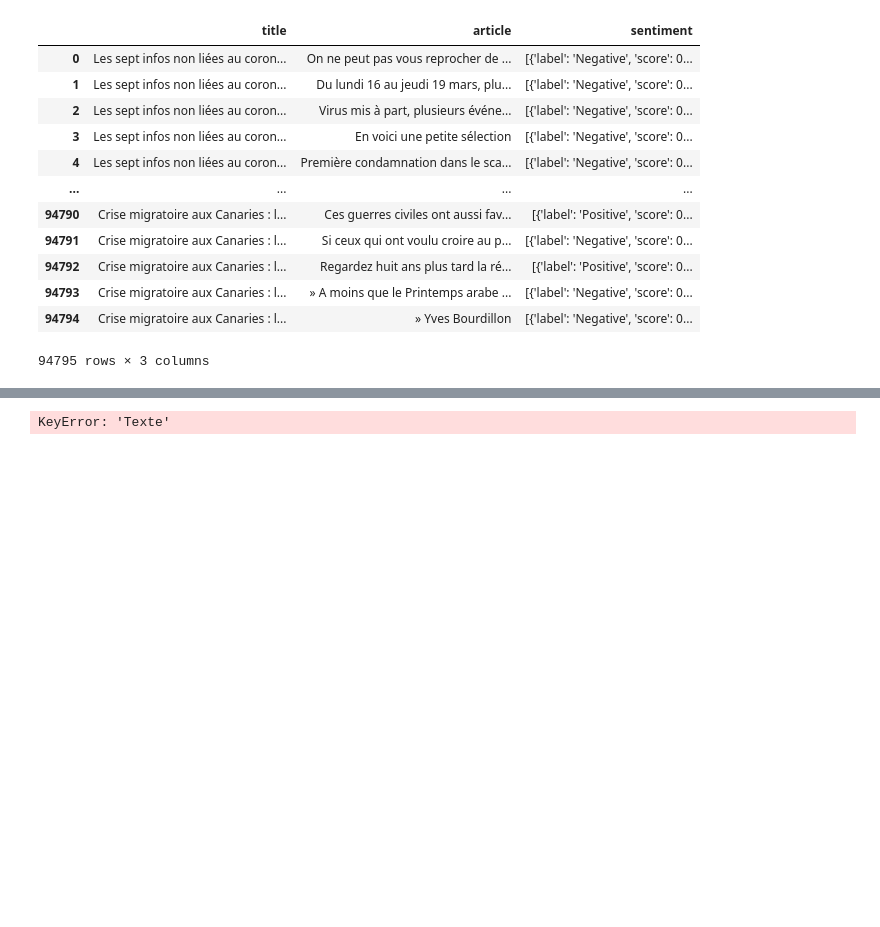
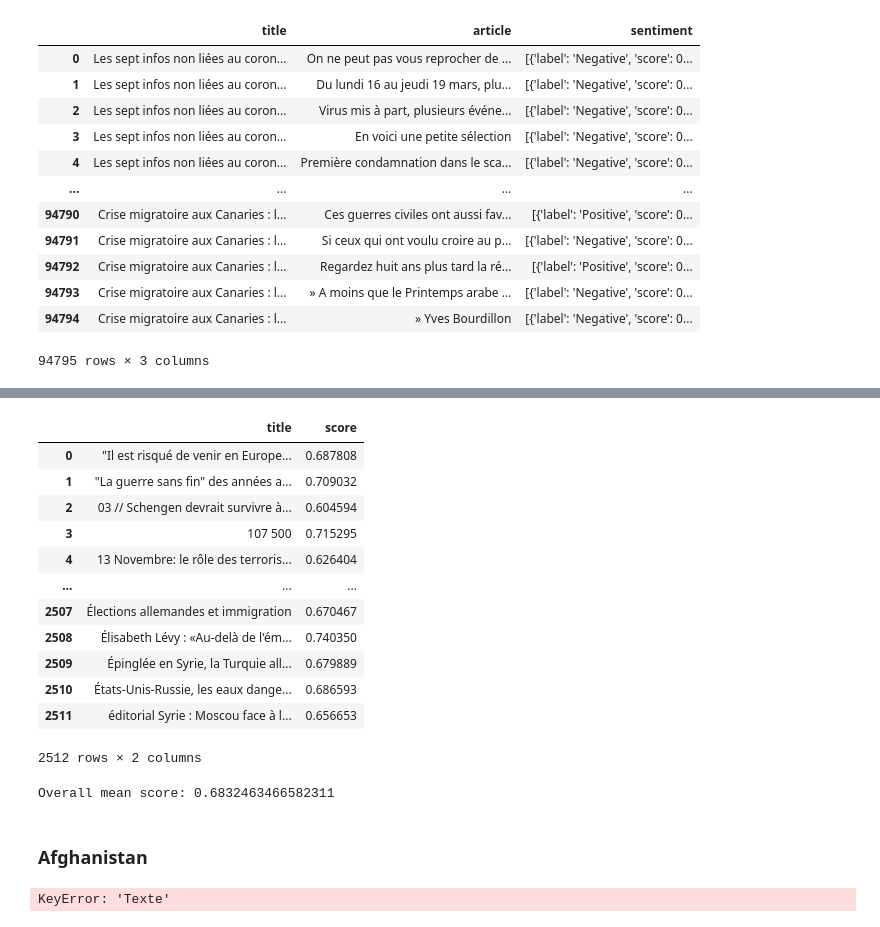
Before and after one commit to cmllbll/Projet_DSSS_2023, a Jupyter notebook: Sentiment Analysis.ipynb, the cells around one changed output, grey strips where cells are left out. Saved outputs shown, nothing was run; the diff lists cells and outputs as text; code cells hidden in the pictures; blank space fills up the shorter version.

```diff
--- a/Sentiment Analysis.ipynb
+++ b/Sentiment Analysis.ipynb
@@ -179,3 +185,27 @@ sentiment_df['sentiment'] [1]
+# %%
+mean_scores = sentiment_df_syrie.groupby('title')['score'].mean().reset_index()
+mean_scores
+# %% [output]
+|  | title | score |
+| 0 | "Il est risqué de venir en Europe... | 0.687808 |
+| 1 | "La guerre sans fin" des années a... | 0.709032 |
+| 2 | 03 // Schengen devrait survivre à... | 0.604594 |
+| 3 | 107 500 | 0.715295 |
+| 4 | 13 Novembre: le rôle des terroris... | 0.626404 |
+| ... | ... | ... |
+| 2507 | Élections allemandes et immigration | 0.670467 |
+| 2508 | Élisabeth Lévy : «Au-delà de l'ém... | 0.740350 |
+| 2509 | Épinglée en Syrie, la Turquie all... | 0.679889 |
+| 2510 | États-Unis-Russie, les eaux dange... | 0.686593 |
+| 2511 | éditorial Syrie : Moscou face à l... | 0.656653 |
+2512 rows × 2 columns
+# %%
+overall_mean_score = mean_scores['score'].mean()
+print("Overall mean score:", overall_mean_score)
+# %% [output]
+Overall mean score: 0.6832463466582311
+# %% [markdown]
+### Afghanistan
 # %%
 # Function to get sentiment polarity
 def get_sentiment_polarity(sentiment):
```
Also changed, not shown: parts of 7 cells of this notebook, 1 other file.
